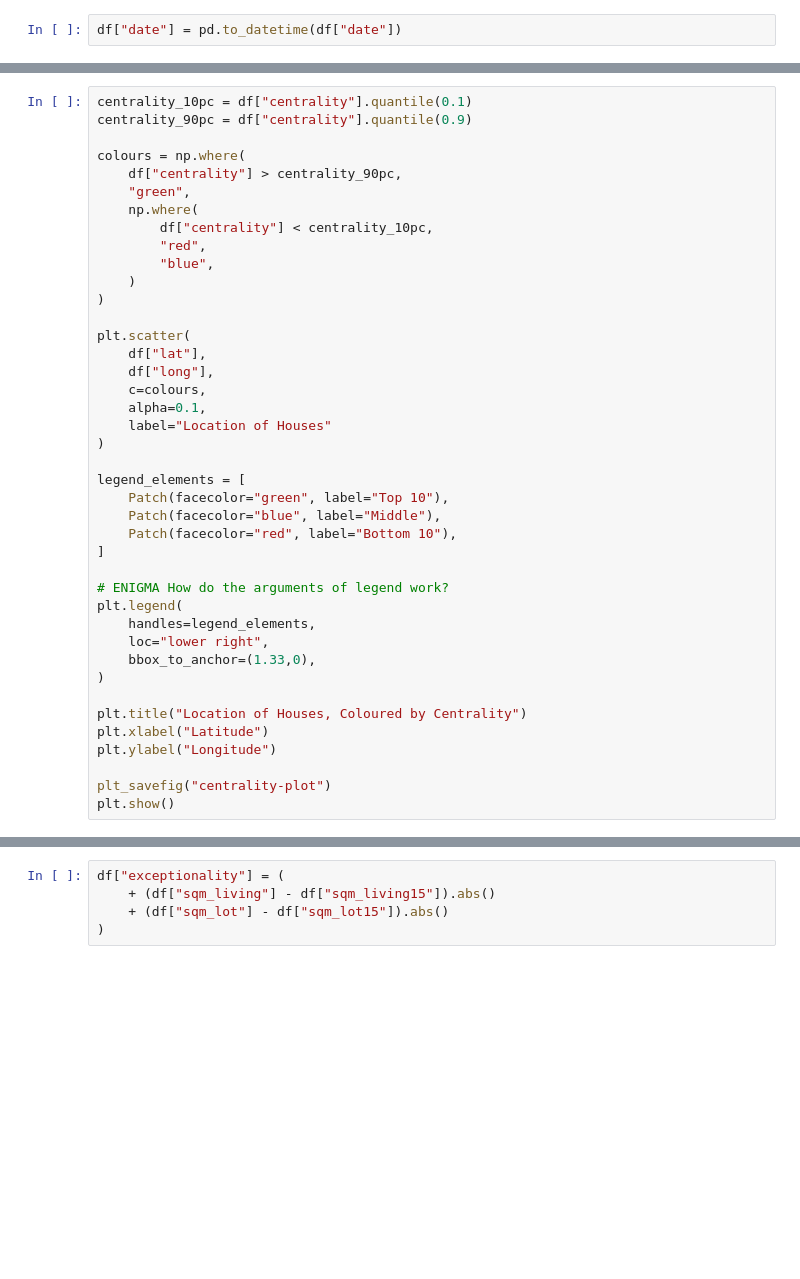
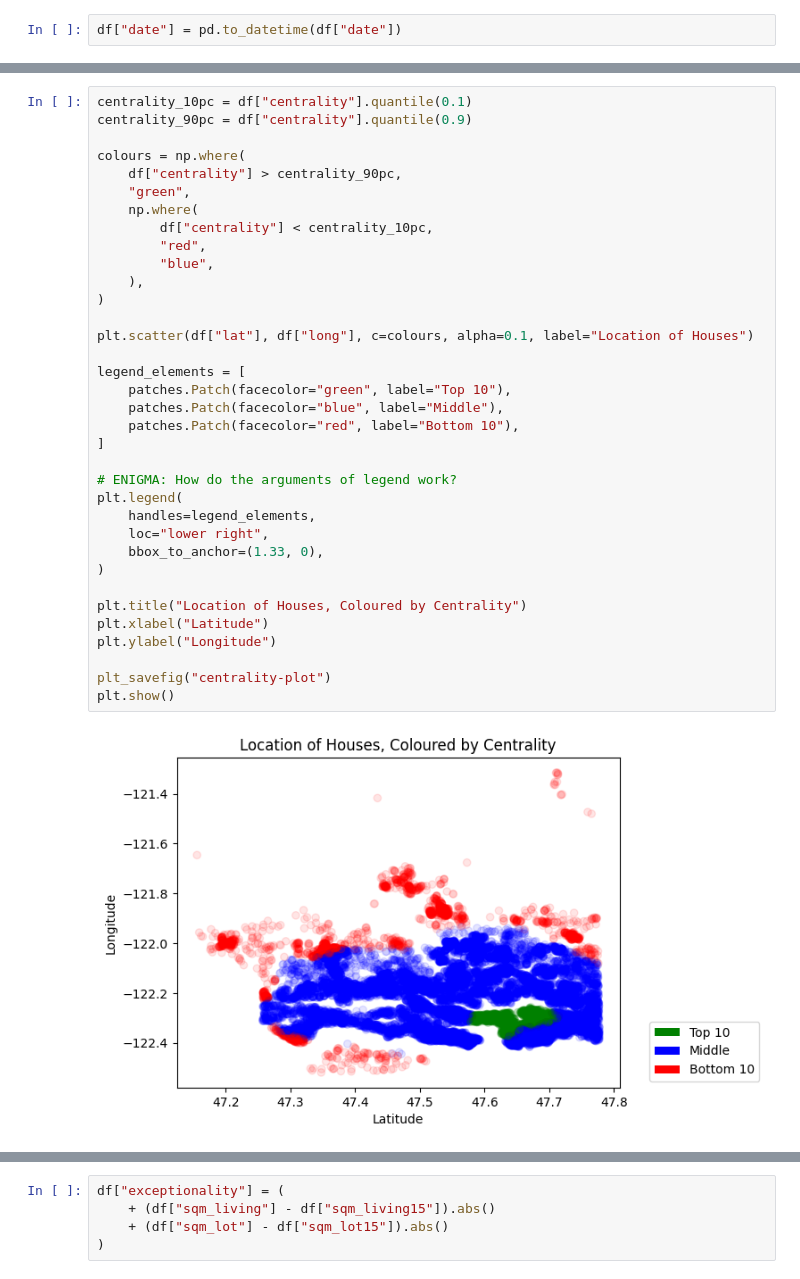
Before and after one commit to kvn-dtrx/ds-eda-project, a Jupyter notebook: notebooks/2--data-analysis.ipynb, the cells around one changed output, grey strips where cells are left out. Drawn from its saved outputs; the diff is of its cells as text; blank space fills up the shorter version.

```diff
--- a/notebooks/2--data-analysis.ipynb
+++ b/notebooks/2--data-analysis.ipynb
@@ -362,44 +445,40 @@ Now, we can visualise the groups of houses on a scatterplot:
 # %%
 centrality_10pc = df["centrality"].quantile(0.1)
 centrality_90pc = df["centrality"].quantile(0.9)
 
 colours = np.where(
     df["centrality"] > centrality_90pc,
     "green",
     np.where(
         df["centrality"] < centrality_10pc,
         "red",
         "blue",
-    )
+    ),
 )
 
-plt.scatter(
-    df["lat"],
-    df["long"],
-    c=colours,
-    alpha=0.1,
-    label="Location of Houses"
-)
+plt.scatter(df["lat"], df["long"], c=colours, alpha=0.1, label="Location of Houses")
 
 legend_elements = [
-    Patch(facecolor="green", label="Top 10"),
-    Patch(facecolor="blue", label="Middle"),
-    Patch(facecolor="red", label="Bottom 10"),
+    patches.Patch(facecolor="green", label="Top 10"),
+    patches.Patch(facecolor="blue", label="Middle"),
+    patches.Patch(facecolor="red", label="Bottom 10"),
 ]
 
-# ENIGMA How do the arguments of legend work?
+# ENIGMA: How do the arguments of legend work?
 plt.legend(
     handles=legend_elements,
     loc="lower right",
-    bbox_to_anchor=(1.33,0),
+    bbox_to_anchor=(1.33, 0),
 )
 
 plt.title("Location of Houses, Coloured by Centrality")
 plt.xlabel("Latitude")
 plt.ylabel("Longitude")
 
 plt_savefig("centrality-plot")
 plt.show()
+# %% [output]
+[figure, added]
 # %% [markdown]
 ### Ad "Exceptionality" (on the Outskirts)
 
```
Also changed, not shown: parts of 53 cells of this notebook, 6 other files.
